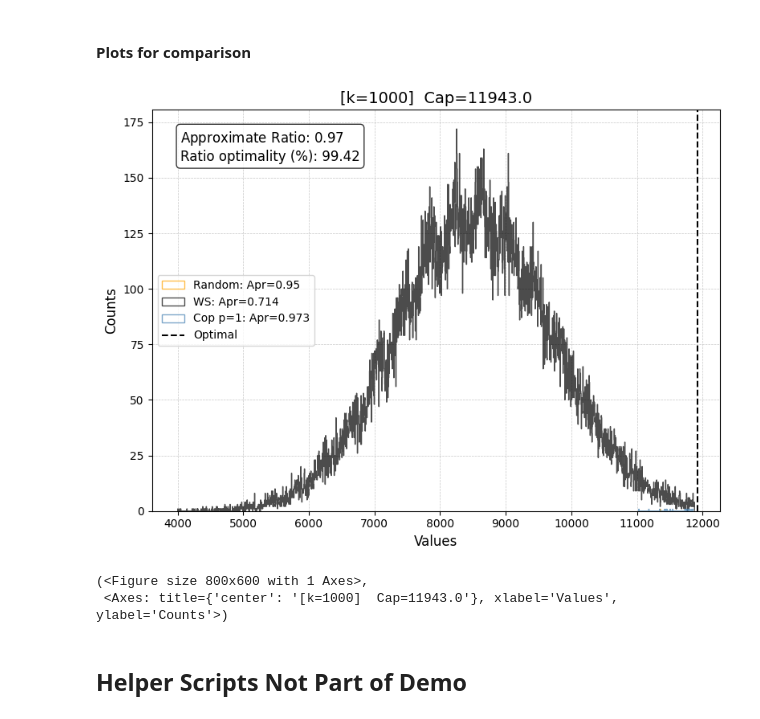
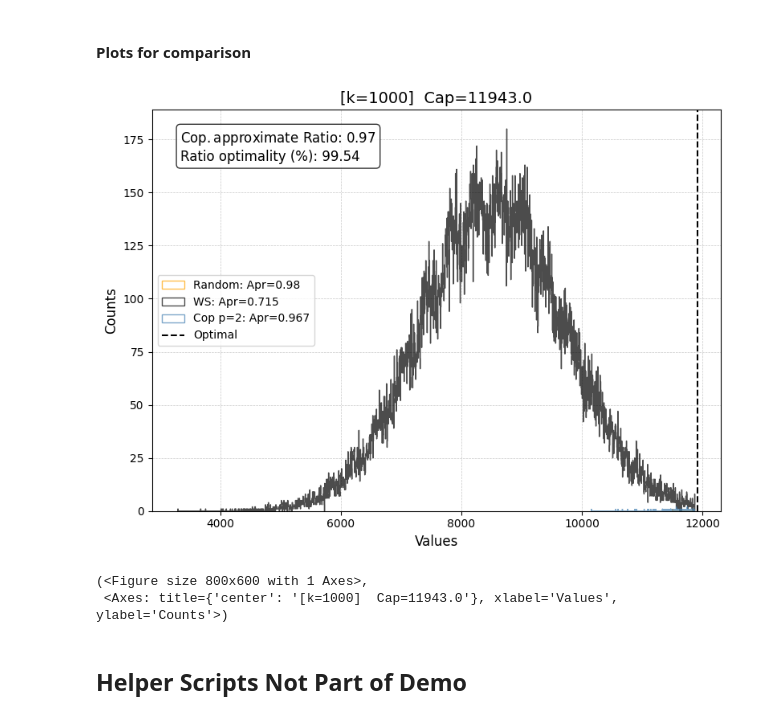
Before and after one commit to jhoule42/xQAOA_unit_commitment, a Jupyter notebook: demo.ipynb, the cells around one changed output. Saved outputs shown, nothing was run; the diff lists cells and outputs as text; code cells hidden in the pictures.

```diff
--- a/demo.ipynb
+++ b/demo.ipynb
@@ -1085,7 +1085,7 @@ params = namedtuple("params",["p","beta","gamma", "max_cost"])
 beta_range = np.linspace(0, np.pi, 30)
 gamma_range = np.linspace(0, 2 * np.pi, 30)
 trained_params_by_p=[]
-p=1
+p=2
 ev = np.array(np.zeros((len(beta_range), len(gamma_range))), dtype=float)
 
 # Because the lightcone is the same for all beta and gamma, we can precompute the lightcone decomposition of the cost function once.
@@ -1102,10 +1102,6 @@ for layer in range(p):
 
 circuit_params = qc.parameters
 
-
-##qc = add_knapsack_cost_function(qc, values, 1.0)  # gamma value doesn't matter much here, but should be non-zero.
-##qc = add_ring_copula(qc, qubit_ordered_distribution, 1.0)  # beta value doesn't matter much here, but should be non-zero.
-
 print("Decomposing the cost function using the lightcone method and a reference circuit...")
 cost_fn = values_and_constraint_cost(values, weights, capacity)
 reduced_cost_fn = light_cone_decomp_sparse_pauli(qc, cost_fn)
@@ -1114,7 +1110,8 @@ print(f"Decomposition complete. The polynomial reduced from {len(cost_fn.paulis)
 test_qc = qc.copy()
 with tqdm(total=len(beta_range) * len(gamma_range), desc="Computing cost functions") as pbar:
     for i,j in np.ndindex(len(beta_range), len(gamma_range)):
-        circ=qc.assign_parameters({circuit_params[0]: beta_range[i], circuit_params[1]:gamma_range[j]})
+        circ = qc.assign_parameters({qc.parameters[0]:0.43332312463307493 , qc.parameters[p]:2.1666156231653746}) # calculated previously
+        circ=circ.assign_parameters({circ.parameters[0]: beta_range[i], circ.parameters[p-1]:gamma_range[j]})
         ev[i][j] = light_cone_estimate_Pauli_poly(reduced_cost_fn, circ)
         pbar.update(1)
 
@@ -1146,6 +1143,6 @@ plt.tight_layout(rect=(0.0, 0.05, 1.0, 1.0))
 
 plt.xlabel(r'$\gamma$')
 plt.ylabel(r'$\beta$')
-plt.title("xQAOA Objective Function Landscape (p=1)")
+plt.title("xQAOA Objective Function Landscape (p=2)")
 plt.show()
 # %% [output]
@@ -1175,8 +1197,13 @@ trained_params_by_p
 # %%
 shots=100_000
 filter_sols = True
-obtained_params= list(zip([x.beta for x in trained_params_by_p if x.p==1], [x.gamma for x in trained_params_by_p if x.p==1]))
-xp_circ = transpiled_circuit.assign_parameters({"beta_0": obtained_params[0][0],"gamma_0": obtained_params[0][1] }) # optimal params found above
+obtained_params= list(zip([x.beta for x in trained_params_by_p if x.p==2], [x.gamma for x in trained_params_by_p if x.p==2]))
+xp_circ = transpiled_circuit.assign_parameters({"beta_0": 0.43332312463307493,
+                                                "gamma_0": 2.1666156231653746,
+                                                "beta_1": 2*np.pi/30,
+                                                "gamma_1":10*np.pi/30})
+                                                # "beta_1":obtained_params[0][0],
+                                                #  "gamma_1": obtained_params[0][1]}) # optimal params found above
 xp_circ.measure_active()
 job = sampler_mps.run([(xp_circ,)], shots=shots)
 counts_int_lc = job.result()[0].data.meas.get_int_counts()
@@ -1248,34 +1275,34 @@ Rand approx ratio 0.9525200157999182
 # %%
 from scripts.utils.visualize import plot_multiple_distributions
 
 data_dict = {
     f"Random: Apr={approx_ratio_random:.2f}": dict_bit_values_random,
    f"WS: Apr={approx_ratio_ws:.3f}": dict_bit_values_ws,
-   f"Cop p=1: Apr={approx_ratio:.3f}": dict_bit_values_lc,
+   f"Cop p=2: Apr={approx_ratio:.3f}": dict_bit_values_lc,
 }
 # Custom colors
 colors = {
     f"Random: Apr={approx_ratio_random:.2f}": "orange",
     f"WS: Apr={approx_ratio_ws:.3f}": 'black',
-    f"Cop p=1: Apr={approx_ratio:.3f}": "steelblue",
+    f"Cop p=2: Apr={approx_ratio:.3f}": "steelblue",
 }
 # Annotations
 annotations = {
     r"$\mathrm{Cop. approximate\ Ratio}$": np.round(approx_ratio, 2),
     "Ratio optimality (%)": np.round(best_value /optimal_value *100, 2),
 }
 plot_multiple_distributions(
     data_dict=data_dict,
     min_cost=optimal_value,
     colors=colors,
     nb_bins=2000,
     log=False,
     annotations=annotations,
     figsize=(8, 6),
     title=f"[k={k}]  Cap={capacity}"
 )
 # %% [output]
-[figure, old version]
+[figure, new version]
 (<Figure size 800x600 with 1 Axes>,
  <Axes: title={'center': '[k=1000]  Cap=11943.0'}, xlabel='Values', ylabel='Counts'>)
 # %% [markdown]
```
Also changed, not shown: parts of 11 cells of this notebook.
